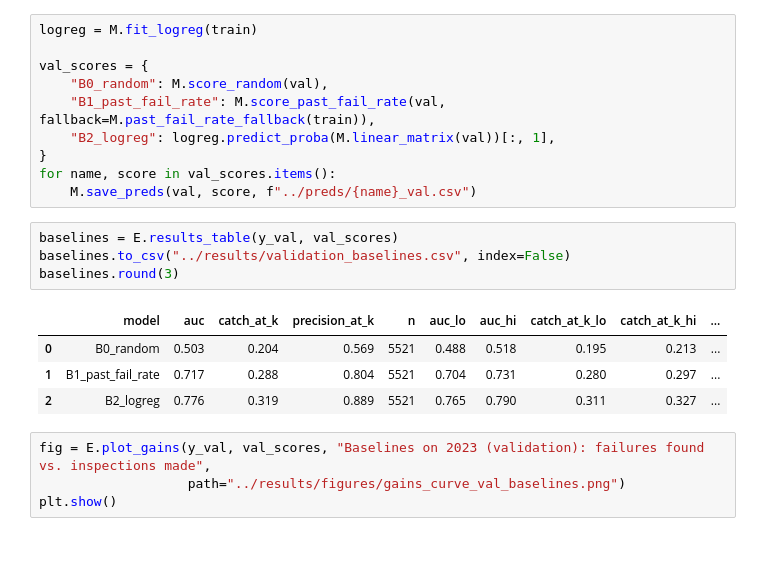
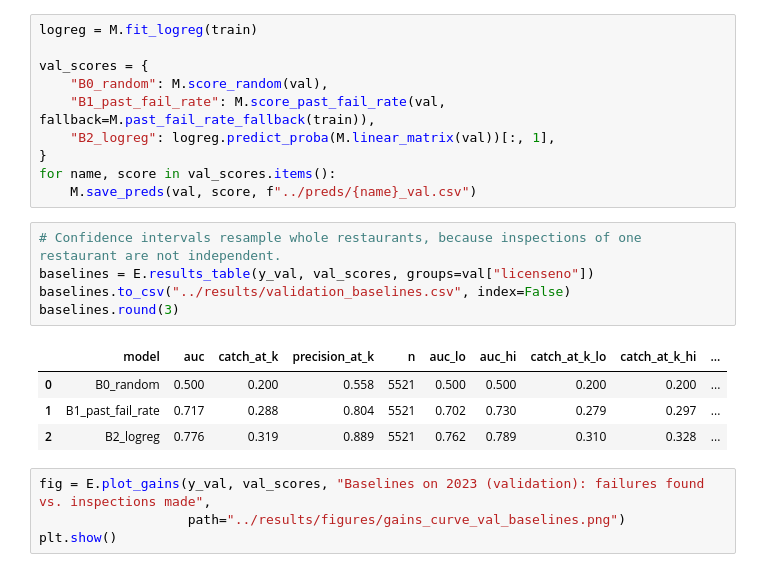
Before and after one commit to nh13120/boston-restaurant-inspection-risk, a Jupyter notebook: notebooks/02_baselines.ipynb, the cells around one changed output. Drawn from its saved outputs; the diff is of its cells as text.

```diff
--- a/notebooks/02_baselines.ipynb
+++ b/notebooks/02_baselines.ipynb
@@ -67,14 +67,15 @@ val_scores = {
 for name, score in val_scores.items():
     M.save_preds(val, score, f"../preds/{name}_val.csv")
 # %%
-baselines = E.results_table(y_val, val_scores)
+# Confidence intervals resample whole restaurants, because inspections of one restaurant are not independent.
+baselines = E.results_table(y_val, val_scores, groups=val["licenseno"])
 baselines.to_csv("../results/validation_baselines.csv", index=False)
 baselines.round(3)
 # %% [output]
 |  | model | auc | catch_at_k | precision_at_k | n | auc_lo | auc_hi | catch_at_k_lo | catch_at_k_hi | ... |
-| 0 | B0_random | 0.503 | 0.204 | 0.569 | 5521 | 0.488 | 0.518 | 0.195 | 0.213 | ... |
-| 1 | B1_past_fail_rate | 0.717 | 0.288 | 0.804 | 5521 | 0.704 | 0.731 | 0.280 | 0.297 | ... |
-| 2 | B2_logreg | 0.776 | 0.319 | 0.889 | 5521 | 0.765 | 0.790 | 0.311 | 0.327 | ... |
+| 0 | B0_random | 0.500 | 0.200 | 0.558 | 5521 | 0.500 | 0.500 | 0.200 | 0.200 | ... |
+| 1 | B1_past_fail_rate | 0.717 | 0.288 | 0.804 | 5521 | 0.702 | 0.730 | 0.279 | 0.297 | ... |
+| 2 | B2_logreg | 0.776 | 0.319 | 0.889 | 5521 | 0.762 | 0.789 | 0.310 | 0.328 | ... |
 # %%
 fig = E.plot_gains(y_val, val_scores, "Baselines on 2023 (validation): failures found vs. inspections made",
                    path="../results/figures/gains_curve_val_baselines.png")
```
Also changed, not shown: parts of 4 cells of this notebook, 15 other files.
